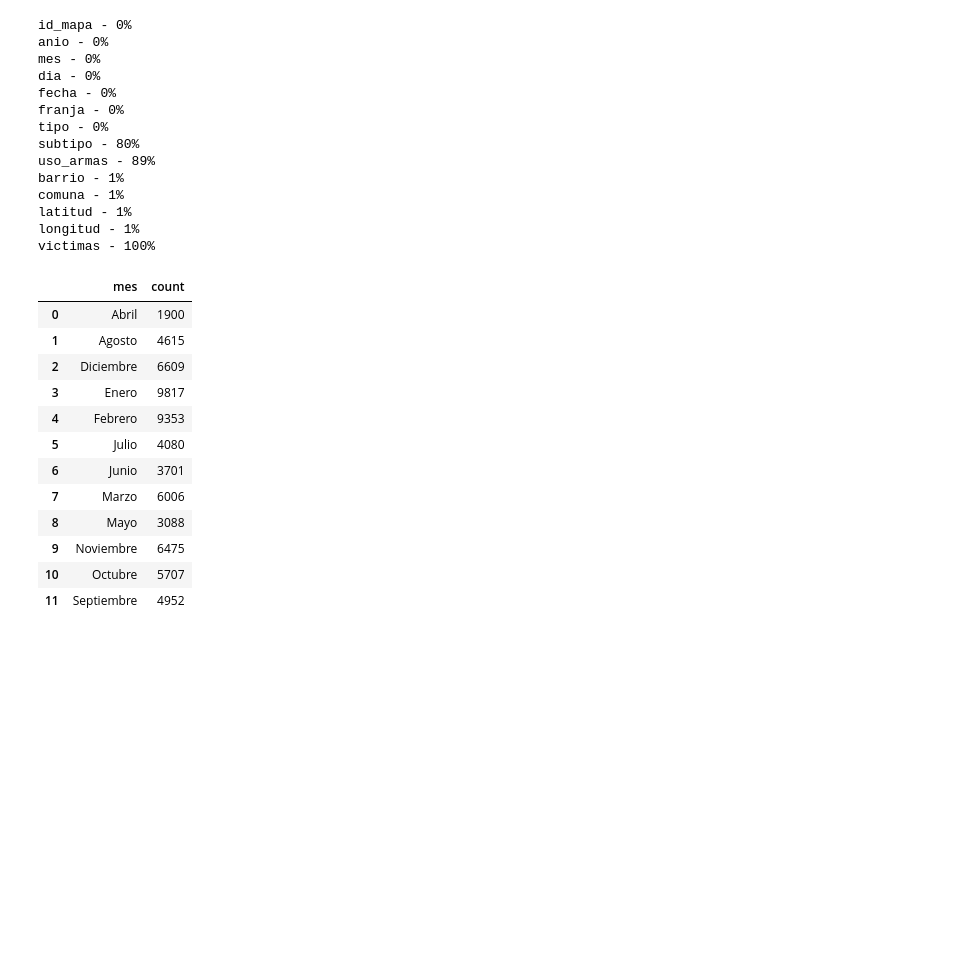
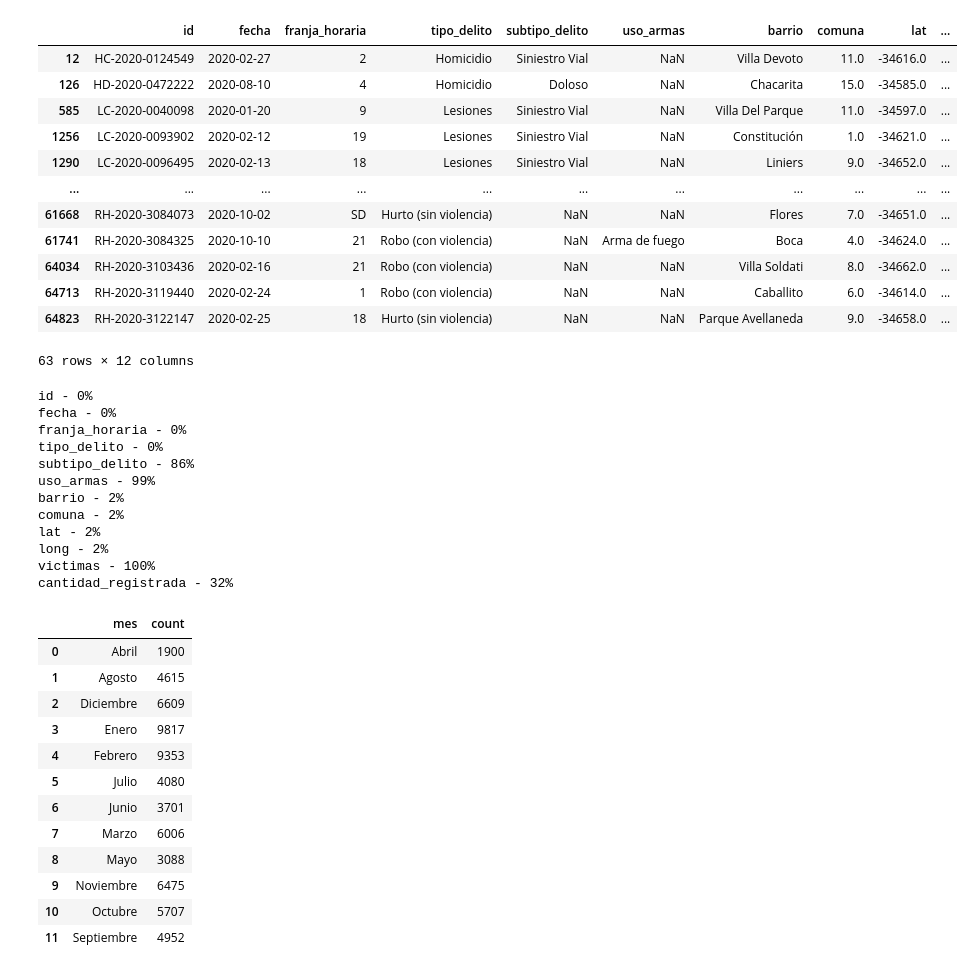
Before and after one commit to sebakirill/delincuencia_CABA, a Jupyter notebook: code/analisis_delitos_CABA.ipynb, the cells around one changed output. Cells and saved outputs as stored; diff of their text form; code cells hidden in the pictures; blank space fills up the shorter version.

```diff
--- a/code/analisis_delitos_CABA.ipynb
+++ b/code/analisis_delitos_CABA.ipynb
@@ -6,4 +6,8 @@ import plotly.graph_objects as go
 import plotly.io as pio
 # %%
 df_2020 = pd.read_csv('../csv/delitos_2020.csv',low_memory=False, parse_dates = ['fecha'], dayfirst = True)
+df_2019 = pd.read_csv('../csv/delitos_2019.csv', low_memory=False, parse_dates = ['fecha'], dayfirst = True)
+df_2018 = pd.read_csv('../csv/delitos_2018.csv', low_memory=False, parse_dates = ['fecha'], dayfirst = True)
+df_2017 = pd.read_csv('../csv/delitos_2017.csv', low_memory=False, parse_dates = ['fecha'], dayfirst = True)
+df_2016 = pd.read_csv('../csv/delitos_2016.csv', low_memory=False, parse_dates = ['fecha'], dayfirst = True)
 # %%
@@ -11,2 +42,4 @@ df_2019 = pd.read_csv('../csv/delitos_2019.csv', low_memory=False, parse_dates =
 # %%
-df_2020['fecha'].dt.day_name()
+df1_2020 = df_2020.rename(columns = {'longitud':'long', 'latitud':'lat', 'franja':'franja_horaria',
+                          'id_mapa' : 'id', 'tipo' : 'tipo_delito', 'subtipo' : 'subtipo_delito'})
+df1_2020.drop(['anio', 'mes', 'dia'], axis = 1, inplace = True)
@@ -26,2 +46,2 @@ Name: fecha, Length: 66714, dtype: object
 # %%
-df_2020.head()
+df = pd.concat([df1_2020, df_2019, df_2018, df_2017, df_2016], axis = 0)
@@ -44,25 +57,39 @@ df_2019.head()
+# %%
+df.loc[df['lat'] < -100]
+# %% [output]
+|  | id | fecha | franja_horaria | tipo_delito | subtipo_delito | uso_armas | barrio | comuna | lat | ... |
+| 12 | HC-2020-0124549 | 2020-02-27 | 2 | Homicidio | Siniestro Vial | NaN | Villa Devoto | 11.0 | -34616.0 | ... |
+| 126 | HD-2020-0472222 | 2020-08-10 | 4 | Homicidio | Doloso | NaN | Chacarita | 15.0 | -34585.0 | ... |
+| 585 | LC-2020-0040098 | 2020-01-20 | 9 | Lesiones | Siniestro Vial | NaN | Villa Del Parque | 11.0 | -34597.0 | ... |
+| 1256 | LC-2020-0093902 | 2020-02-12 | 19 | Lesiones | Siniestro Vial | NaN | Constitución | 1.0 | -34621.0 | ... |
+| 1290 | LC-2020-0096495 | 2020-02-13 | 18 | Lesiones | Siniestro Vial | NaN | Liniers | 9.0 | -34652.0 | ... |
+| ... | ... | ... | ... | ... | ... | ... | ... | ... | ... | ... |
+| 61668 | RH-2020-3084073 | 2020-10-02 | SD | Hurto (sin violencia) | NaN | NaN | Flores | 7.0 | -34651.0 | ... |
+| 61741 | RH-2020-3084325 | 2020-10-10 | 21 | Robo (con violencia) | NaN | Arma de fuego | Boca | 4.0 | -34624.0 | ... |
+| 64034 | RH-2020-3103436 | 2020-02-16 | 21 | Robo (con violencia) | NaN | NaN | Villa Soldati | 8.0 | -34662.0 | ... |
+| 64713 | RH-2020-3119440 | 2020-02-24 | 1 | Robo (con violencia) | NaN | NaN | Caballito | 6.0 | -34614.0 | ... |
+| 64823 | RH-2020-3122147 | 2020-02-25 | 18 | Hurto (sin violencia) | NaN | NaN | Parque Avellaneda | 9.0 | -34658.0 | ... |
+63 rows × 12 columns
 # %%
 def pct_null (df):
     for col in df.columns:
         pct_missing = np.mean(df[col].isnull())
         print(f'{col} - {round(pct_missing*100)}%')
 # %%
-pct_null(df_2020)
+pct_null(df)
 # %% [output]
-id_mapa - 0%
-anio - 0%
-mes - 0%
-dia - 0%
+id - 0%
 fecha - 0%
-franja - 0%
-tipo - 0%
-subtipo - 80%
-uso_armas - 89%
-barrio - 1%
-comuna - 1%
-latitud - 1%
-longitud - 1%
+franja_horaria - 0%
+tipo_delito - 0%
+subtipo_delito - 86%
+uso_armas - 99%
+barrio - 2%
+comuna - 2%
+lat - 2%
+long - 2%
 victimas - 100%
+cantidad_registrada - 32%
 # %%
 df_2020.dropna(subset = ['barrio'], inplace = True)
 # %%
```
Also changed, not shown: parts of 6 cells of this notebook.
